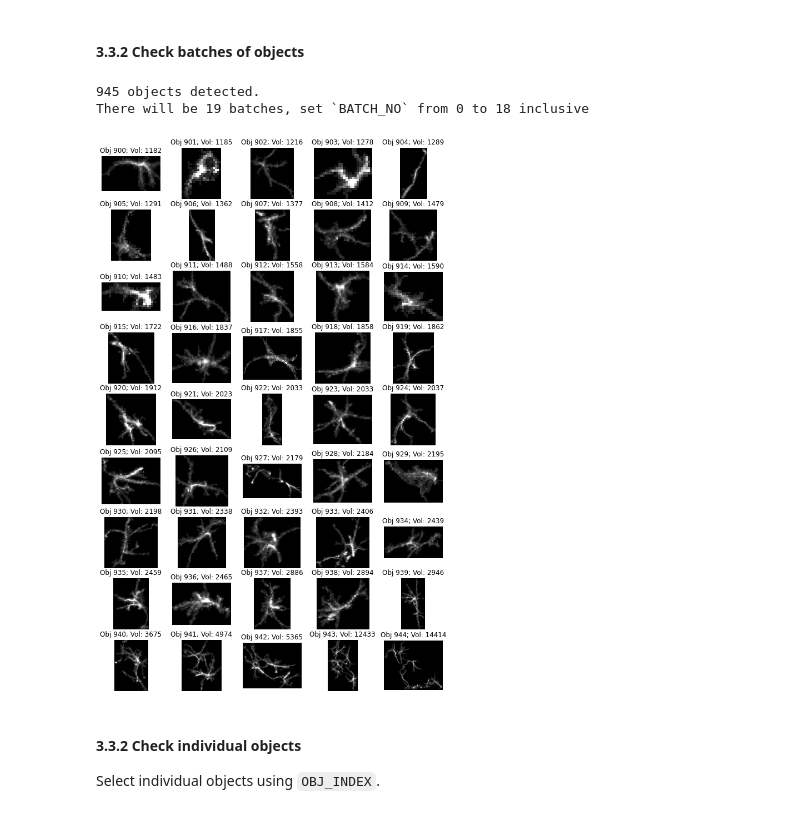
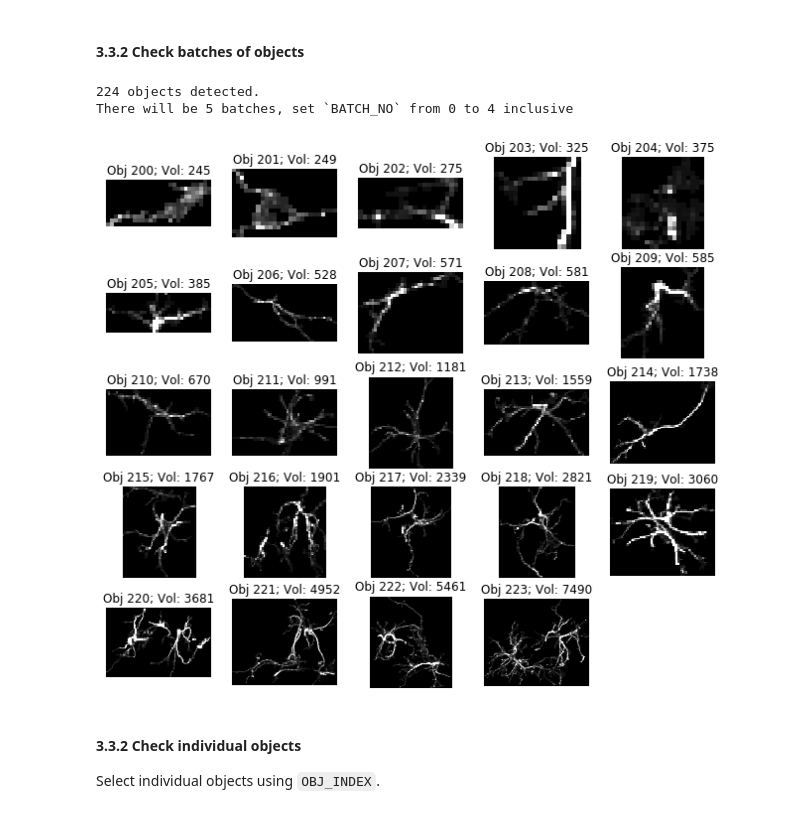
Before and after one commit to swanandlab/SMorph, a Jupyter notebook: autocrop.ipynb, the cells around one changed output. Saved outputs shown, nothing was run; the diff lists cells and outputs as text; code cells hidden in the pictures.

Commit message:
- add deconv w/ PSF approx via optical theory eqns - contrast stretch autocropped cells - filter residue cells

```diff
--- a/autocrop.ipynb
+++ b/autocrop.ipynb
@@ -41,6 +41,42 @@ ac.projectXYZ(denoised, .5, .5, 1)
 # %% [output]
 {'h': 0.03089709571848924, 'patch_size': 2, 'patch_distance': 2}
 [figure]
+# %%
+import czifile, psf, skimage
+czimeta = czifile.CziFile(CONFOCAL_TISSUE_IMAGE).metadata(False)
+refr_index = czimeta['ImageDocument']['Metadata']['Information']['Image']['ObjectiveSettings']['RefractiveIndex']
+
+selected_channel = None
+for i in czimeta['ImageDocument']['Metadata']['Information']['Image']['Dimensions']['Channels']['Channel']:
+    if i['ContrastMethod'] == 'Fluorescence':
+        selected_channel = i
+ex_wavelen = selected_channel['ExcitationWavelength']
+em_wavelen = selected_channel['EmissionWavelength']
+
+selected_detector = None
+for i in czimeta['ImageDocument']['Metadata']['Experiment']['ExperimentBlocks']['AcquisitionBlock']['MultiTrackSetup']['TrackSetup']['Detectors']['Detector']:
+    if i['PinholeDiameter'] > 0:
+        selected_detector = i
+pinhole_radius = selected_detector['PinholeDiameter'] / 2 * 1e6
+
+num_aperture = czimeta['ImageDocument']['Metadata']['Information']['Instrument']['Objectives']['Objective']['LensNA']
+dim_r = czimeta['ImageDocument']['Metadata']['Scaling']['Items']['Distance'][0]['Value'] * 1e6
+dim_z = czimeta['ImageDocument']['Metadata']['Scaling']['Items']['Distance'][-1]['Value'] * 1e6
+
+args = dict(
+    shape=(3, 3),  # # of samples in z & r direction
+    dims=(dim_z, dim_r),  # size in z & r direction in microns
+    ex_wavelen=ex_wavelen,  # nm
+    em_wavelen=em_wavelen,  # nm
+    num_aperture=num_aperture,
+    refr_index=refr_index,
+    pinhole_radius=pinhole_radius,  # microns
+    pinhole_shape='square'
+)
+obsvol = psf.PSF(psf.ISOTROPIC | psf.CONFOCAL, **args)
+psf = obsvol.volume()
+
+denoised = skimage.restoration.richardson_lucy(denoised, psf, iterations=8)
 # %%
 view_3D({'data': original, 'colormap': 'gray', 'name': 'original'},
         {'data': denoised, 'colormap': 'inferno', 'name': 'denoised'})
@@ -80,7 +116,7 @@ Understand their effect by configuring three parameters:
 - `HIGH_DELTA`: Pixel intensity value corresponding to change in `HIGH_THRESH`
 - `N_STEPS`: Number of steps of delta in threshold to take in both directions
 # %%
-LOW_THRESH = .05
+LOW_THRESH = .0525
 HIGH_THRESH = .2
 
 LOW_DELTA = .0025
@@ -143,14 +179,14 @@ if not on_colab:
 # %%
 N_BATCHES = ac.paginate_objs(regions, pg_size=50)
 # %% [output]
-945 objects detected.
-There will be 19 batches, set `BATCH_NO` from 0 to 18 inclusive
+224 objects detected.
+There will be 5 batches, set `BATCH_NO` from 0 to 4 inclusive
 # %%
 # Set `BATCH_NO` to view detected objects in paginated 2D MIP views.
-BATCH_NO = 18
+BATCH_NO = 4
 ac.project_batch(BATCH_NO, N_BATCHES, regions, denoised)
 # %% [output]
-[figure, old version]
+[figure, new version]
 # %% [markdown]
 #### 3.3.2 Check individual objects
 Select individual objects using `OBJ_INDEX`.
```
Also changed, not shown: parts of 6 cells of this notebook, 4 other files.
